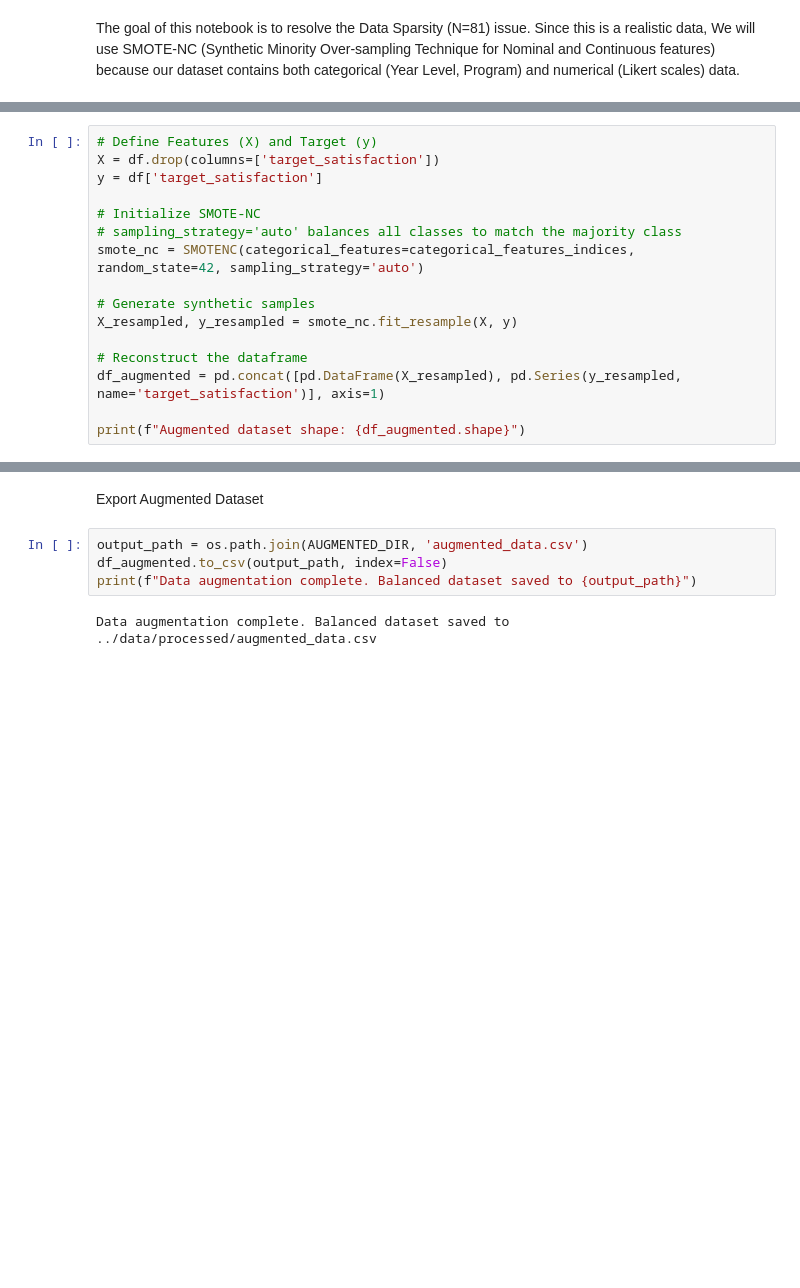
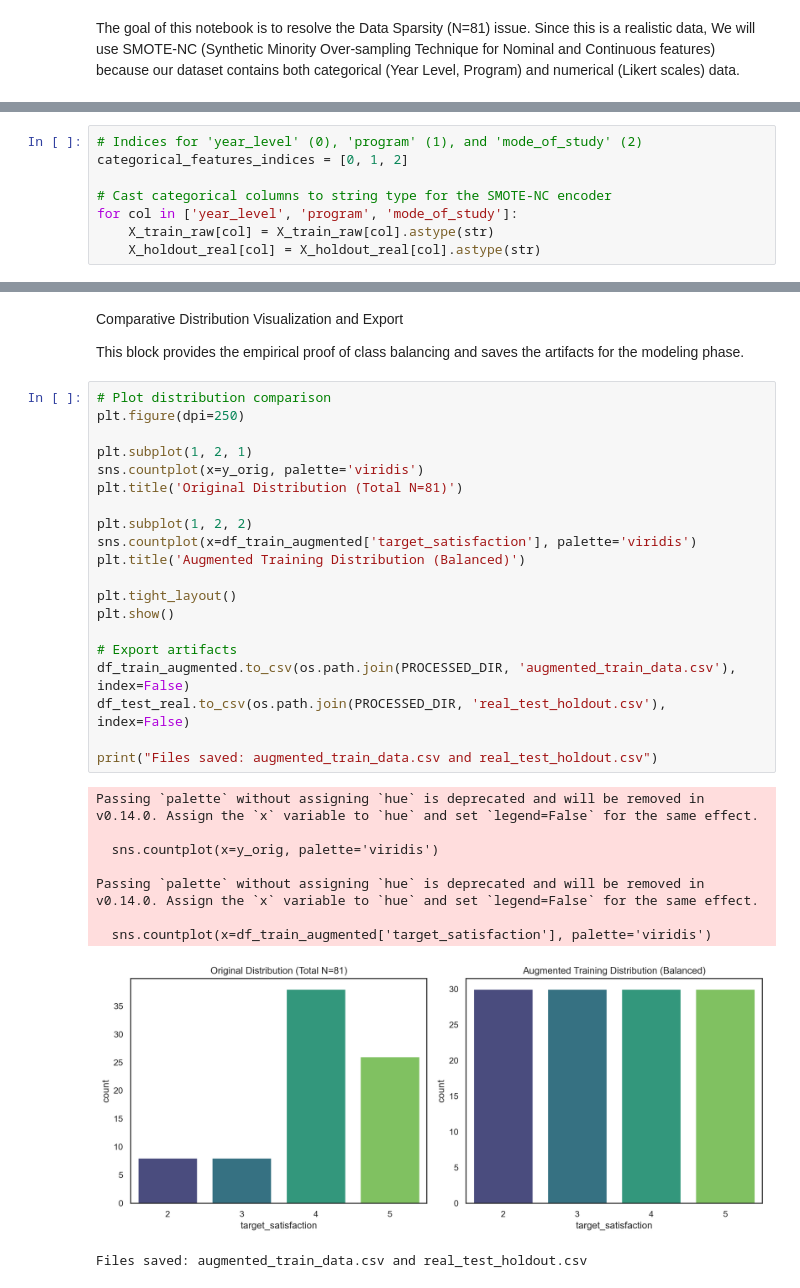
Before and after one commit to clemweb3/SOIT-Predictive-Analytics, a Jupyter notebook: notebooks/02_data_augmentation.ipynb, the cells around one changed output, grey strips where cells are left out. Drawn from its saved outputs; the diff is of its cells as text; blank space fills up the shorter version.

Commit message:
revised data augmentation process to address class imbalance, updated predictive modeling notebook with new model and XAI results, and added generated files to the repository.

```diff
--- a/notebooks/02_data_augmentation.ipynb
+++ b/notebooks/02_data_augmentation.ipynb
@@ -64,16 +71,8 @@ We will increase the dataset from 81 to approximately 500-1,000 rows. This provi
 # %%
-# Define Features (X) and Target (y)
-X = df.drop(columns=['target_satisfaction'])
-y = df['target_satisfaction']
+# Indices for 'year_level' (0), 'program' (1), and 'mode_of_study' (2)
+categorical_features_indices = [0, 1, 2]
 
-# Initialize SMOTE-NC
-# sampling_strategy='auto' balances all classes to match the majority class
-smote_nc = SMOTENC(categorical_features=categorical_features_indices, random_state=42, sampling_strategy='auto')
-
-# Generate synthetic samples
-X_resampled, y_resampled = smote_nc.fit_resample(X, y)
-
-# Reconstruct the dataframe
-df_augmented = pd.concat([pd.DataFrame(X_resampled), pd.Series(y_resampled, name='target_satisfaction')], axis=1)
-
-print(f"Augmented dataset shape: {df_augmented.shape}")
+# Cast categorical columns to string type for the SMOTE-NC encoder
+for col in ['year_level', 'program', 'mode_of_study']:
+    X_train_raw[col] = X_train_raw[col].astype(str)
+    X_holdout_real[col] = X_holdout_real[col].astype(str)
@@ -109,9 +108,35 @@ Passing `palette` without assigning `hue` is deprecated and will be removed in v
 # %% [markdown]
-Export Augmented Dataset
+Comparative Distribution Visualization and Export
+
+This block provides the empirical proof of class balancing and saves the artifacts for the modeling phase.
 # %%
-output_path = os.path.join(AUGMENTED_DIR, 'augmented_data.csv')
-df_augmented.to_csv(output_path, index=False)
-print(f"Data augmentation complete. Balanced dataset saved to {output_path}")
+# Plot distribution comparison
+plt.figure(dpi=250)
+
+plt.subplot(1, 2, 1)
+sns.countplot(x=y_orig, palette='viridis')
+plt.title('Original Distribution (Total N=81)')
+
+plt.subplot(1, 2, 2)
+sns.countplot(x=df_train_augmented['target_satisfaction'], palette='viridis')
+plt.title('Augmented Training Distribution (Balanced)')
+
+plt.tight_layout()
+plt.show()
+
+# Export artifacts
+df_train_augmented.to_csv(os.path.join(PROCESSED_DIR, 'augmented_train_data.csv'), index=False)
+df_test_real.to_csv(os.path.join(PROCESSED_DIR, 'real_test_holdout.csv'), index=False)
+
+print("Files saved: augmented_train_data.csv and real_test_holdout.csv")
 # %% [output]
-Data augmentation complete. Balanced dataset saved to ../data/processed/augmented_data.csv
+Passing `palette` without assigning `hue` is deprecated and will be removed in v0.14.0. Assign the `x` variable to `hue` and set `legend=False` for the same effect.
+
+  sns.countplot(x=y_orig, palette='viridis')
+
+Passing `palette` without assigning `hue` is deprecated and will be removed in v0.14.0. Assign the `x` variable to `hue` and set `legend=False` for the same effect.
+
+  sns.countplot(x=df_train_augmented['target_satisfaction'], palette='viridis')
+[figure, added]
+Files saved: augmented_train_data.csv and real_test_holdout.csv
 # %% [markdown]
```
Also changed, not shown: parts of 9 cells of this notebook, 6 other files.
